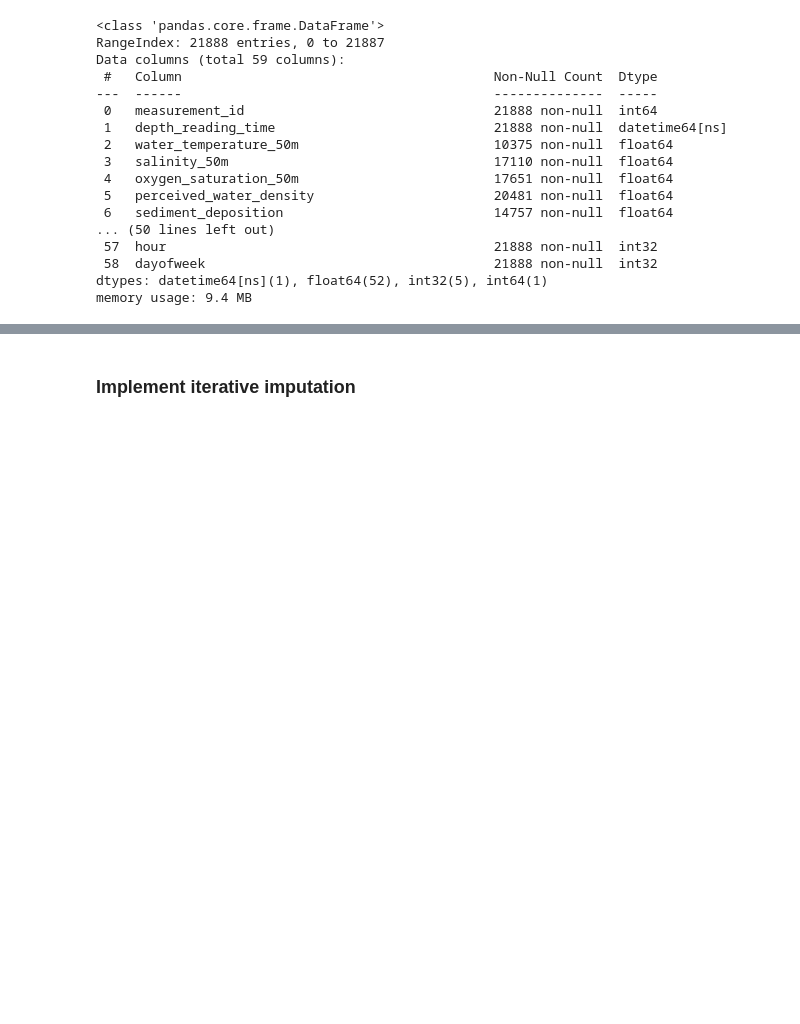
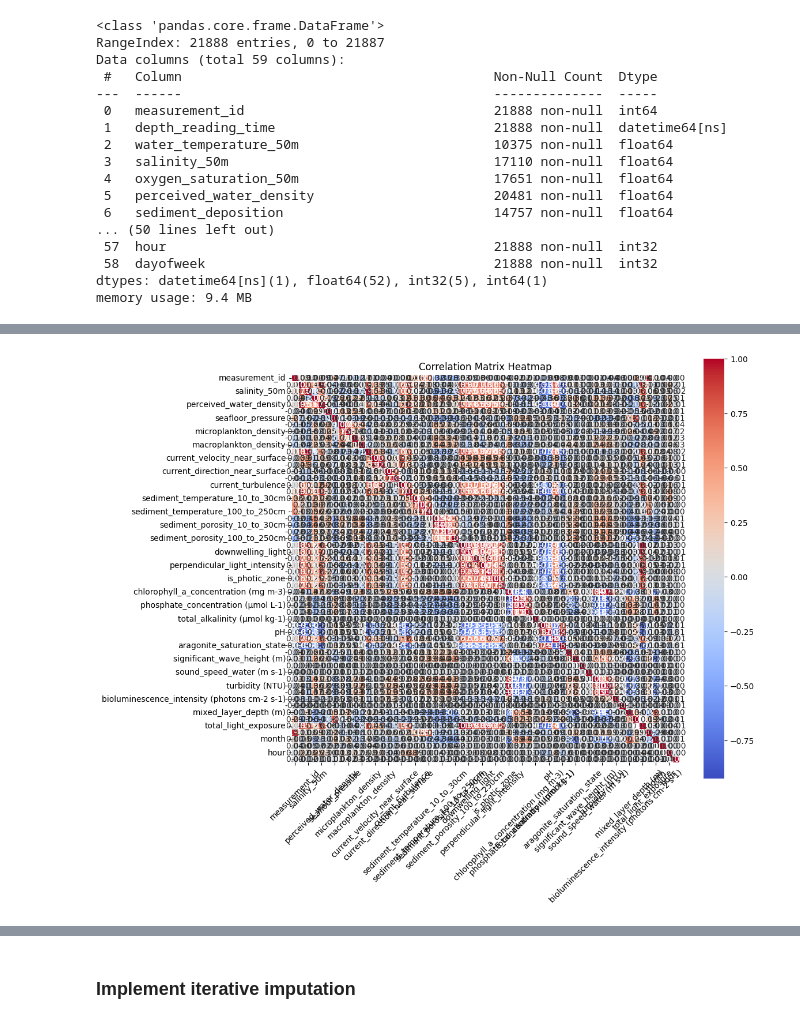
Before and after one commit to maybeitsai/regression-rumble-2025, a Jupyter notebook: NDC_Regression Rumble_Omnipotech.ipynb, the cells around one changed output, grey strips where cells are left out. Drawn from its saved outputs; the diff is of its cells as text; code cells hidden in the pictures; blank space fills up the shorter version.

```diff
--- a/NDC_Regression Rumble_Omnipotech.ipynb
+++ b/NDC_Regression Rumble_Omnipotech.ipynb
@@ -330,0 +435,32 @@ memory usage: 9.4 MB
+# %%
+import pandas as pd
+import numpy as np
+import seaborn as sns
+import matplotlib.pyplot as plt
+
+# 1. Ambil hanya kolom numerik
+numerical_cols = df.select_dtypes(include=np.number).columns.tolist()
+
+# 2. Hitung matriks korelasi
+correlation_matrix = df[numerical_cols].corr()
+
+# 3. Visualisasi heatmap korelasi
+plt.figure(figsize=(12, 10))
+sns.heatmap(correlation_matrix, annot=True, fmt=".2f", cmap='coolwarm', square=True, linewidths=0.5)
+plt.title("Correlation Matrix Heatmap")
+plt.xticks(rotation=45)
+plt.yticks(rotation=0)
+plt.tight_layout()
+plt.show()
+
+# 4. Ubah matriks korelasi menjadi bentuk long format
+correlation_long = (
+    correlation_matrix.stack()
+    .reset_index()
+    .rename(columns={"level_0": "Feature 1", "level_1": "Feature 2", 0: "Correlation"})
+)
+
+# 5. Simpan ke CSV
+correlation_long.to_csv("correlation_matrix_long.csv", index=False)
+# %% [output]
+[figure, added]
```
Also changed, not shown: parts of 25 cells of this notebook.
